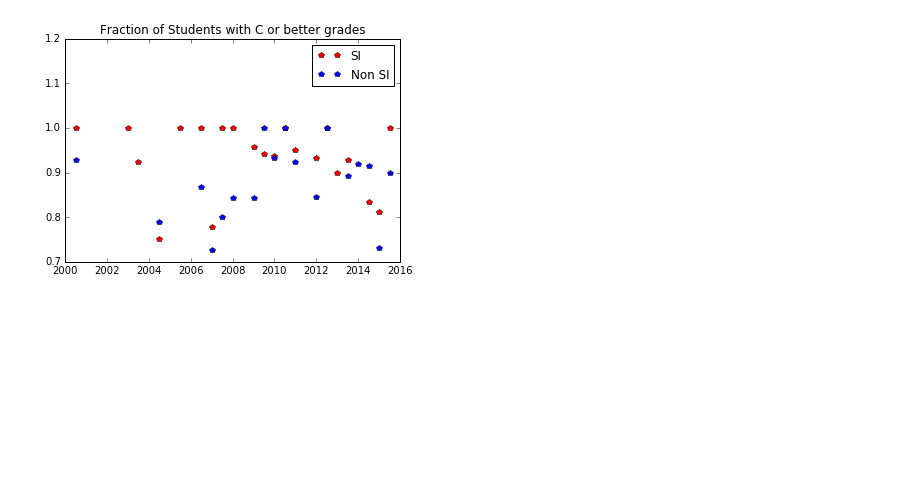
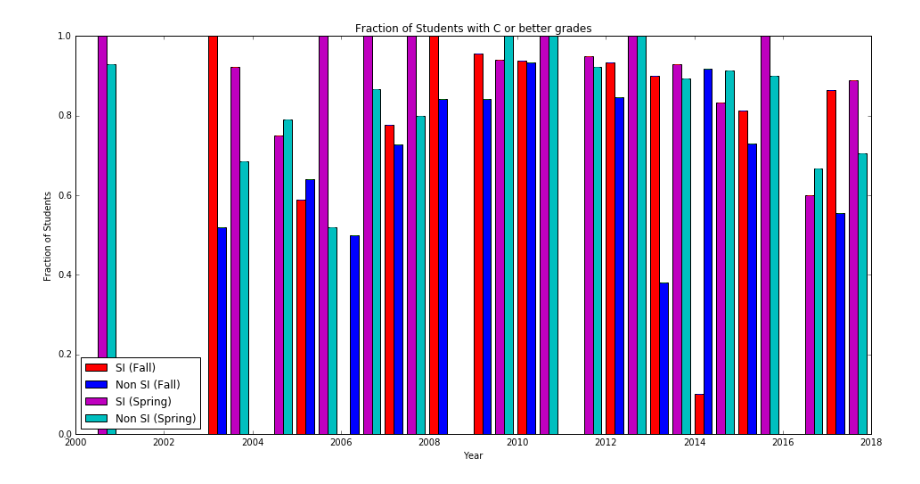
Before and after one commit to drimal/USAPhysics, a Jupyter notebook: USACollegePhysics.ipynb, the cells around one changed output. Drawn from its saved outputs; the diff is of its cells as text; code cells hidden in the pictures; blank space fills up the shorter version.

```diff
--- a/USACollegePhysics.ipynb
+++ b/USACollegePhysics.ipynb
@@ -28,17 +29,47 @@ data.head(30)
-# %%
-fraction_good_SI = data["SI Combined A, B, C"]/data["SI N"]
-fraction_good_NonSI = data["Non-SI Combined A,B, C"]/data["Non-SI N"]
-#fraction_nogood_SI = data[" SI Combined DF "]/data["SI N"]
-#fraction_nogood_NonSI = data["Non-SI Combined DF"]/data["Non-SI N"]
-
-x = data['Year']
-
-plt.plot(x, fraction_good_SI, "pr", label="SI")
-plt.plot(x, fraction_good_NonSI, "pb",  label="Non SI")
-plt.legend(loc="best")
-plt.title("Fraction of Students with C or better grades")
-plt.ylim(0.7, 1.2)
-
-plt.show()
-# %% [output]
-[figure, removed]
+# %%
+isFall = data['Semester'] == 'Fall'
+isSpring = data['Semester'] == 'Spring'
+width = 0.2
+
+data_fall = data[isFall]
+data_spring = data[isSpring]
+
+good_si_fall = data_fall.iloc[:,3]
+n_si_fall = data_fall.iloc[:,2]
+good_si_spring = data_spring.iloc[:,3]
+n_si_spring = data_spring.iloc[:,2]
+
+good_nosi_fall = data_fall.iloc[:,13]
+n_nosi_fall = data_fall.iloc[:,12]
+good_nosi_spring = data_spring.iloc[:,13]
+n_nosi_spring = data_spring.iloc[:,12]
+
+# 2014 Fall is wrong ?
+frac_good_si_fall = good_si_fall/n_si_fall
+error_good_si_fall = frac_good_si_fall * np.sqrt( (1.0/good_si_fall) + (1.0/n_si_fall))
+frac_good_si_spring = good_si_spring/n_si_spring
+error_good_si_fall = frac_good_si_spring * np.sqrt( (1.0/good_si_spring) + (1.0/n_si_spring))
+frac_good_nosi_fall = good_nosi_fall/n_nosi_fall
+error_good_nosi_fall = frac_good_nosi_fall * np.sqrt( (1.0/good_nosi_fall) + (1.0/n_nosi_fall))
+frac_good_nosi_spring = good_nosi_spring/n_nosi_spring
+error_good_nosi_fall = frac_good_nosi_spring * np.sqrt( (1.0/good_nosi_spring) + (1.0/n_nosi_spring))
+
+xsif = data_fall['Year']
+xnonsif = xsif+0.2
+xsis = data_spring['Year']+0.5
+xnonsis= xsis+0.2
+
+fig, ax = plt.subplots()
+
+barsif = ax.bar(xsif, frac_good_si_fall, width, color='r', yerr=0.0, label= "SI (Fall)")
+barnonsif = ax.bar(xnonsif, frac_good_nosi_fall, width, color='b', yerr=0.0 , label= "Non SI (Fall)")
+barsis = ax.bar(xsis, frac_good_si_spring, width, color='m', yerr=0.0, label= "SI (Spring)")
+barnonsis = ax.bar(xnonsis, frac_good_nosi_spring, width, color='c', yerr=0.0, label= "Non SI (Spring)")
+
+ax.set_ylabel('Fraction of Students')
+ax.set_xlabel('Year')
+ax.set_title('Fraction of Students with C or better grades')
+ax.legend(loc='best')
+fig.show()
+# %% [output]
+[figure, added]
```
Also changed, not shown: parts of 8 cells of this notebook.
